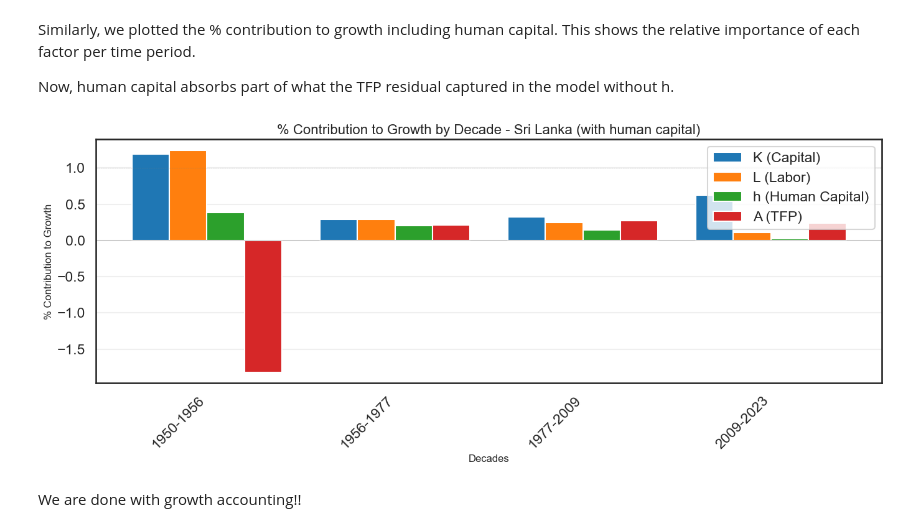
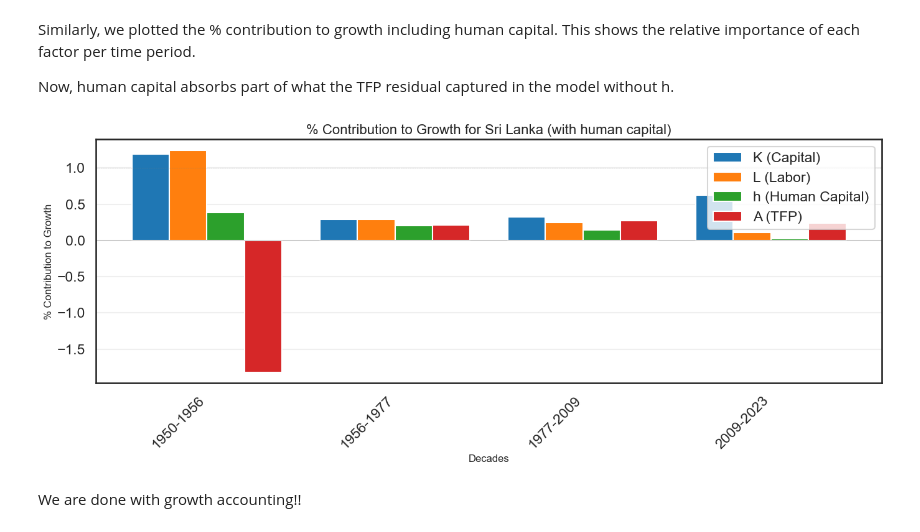
Before and after one commit to ikedasakii/EC2B1_group_project, a Jupyter notebook: find_GDP_trend_decades_copy.ipynb, the cells around one changed output. Cells and saved outputs as stored; diff of their text form; code cells hidden in the pictures.

```diff
--- a/find_GDP_trend_decades_copy.ipynb
+++ b/find_GDP_trend_decades_copy.ipynb
@@ -957,35 +957,35 @@ Now, human capital absorbs part of what the TFP residual captured in the model w
 # Compute % contribution to growth: each factor's growth as a proportion of total GDP growth
 # Shares sum to 1 by construction, showing the relative importance of each driver
 periods_decade = avg_growth_rates.index.tolist()
 
 K_contrib_share = [alpha * avg_growth_rates.loc[p, 'K growth'] / avg_growth_rates.loc[p, 'Y growth'] for p in periods_decade]
 L_contrib_share = [(1 - alpha) * avg_growth_rates.loc[p, 'L growth'] / avg_growth_rates.loc[p, 'Y growth'] for p in periods_decade]
 h_contrib_share = [(1 - alpha) * avg_growth_rates.loc[p, 'h growth'] / avg_growth_rates.loc[p, 'Y growth'] for p in periods_decade]
 A_contrib_share = [avg_growth_rates.loc[p, 'A growth'] / avg_growth_rates.loc[p, 'Y growth'] for p in periods_decade]
 
 # Grouped bar chart showing what fraction of each decade's growth is explained by each factor
 plt.figure(figsize=(14, 6))
 x_pos = np.arange(len(periods_decade))
 width = 0.2
 
 plt.bar(x_pos - 1.5*width, K_contrib_share, width, label='K (Capital)', color='#1f77b4')
 plt.bar(x_pos - 0.5*width, L_contrib_share, width, label='L (Labor)', color='#ff7f0e')
 plt.bar(x_pos + 0.5*width, h_contrib_share, width, label='h (Human Capital)', color='#2ca02c')
 plt.bar(x_pos + 1.5*width, A_contrib_share, width, label='A (TFP)', color='#d62728')
 
 plt.xlabel('Decades', fontsize=12)
 plt.ylabel('% Contribution to Growth', fontsize=12)
-plt.title('% Contribution to Growth by Decade - Sri Lanka (with human capital)', fontsize=16)
+plt.title('% Contribution to Growth for Sri Lanka (with human capital)', fontsize=16)
 plt.xticks(x_pos, periods_decade, rotation=45, ha='right')
 plt.legend(loc='upper right')
 plt.axhline(y=0, color='gray', linestyle='-', linewidth=0.5)
 plt.axhline(y=1, color='gray', linestyle='--', linewidth=0.5, alpha=0.5)  # Reference: shares should sum to 1
 plt.grid(True, alpha=0.3, axis='y')
 
 plt.tight_layout()
 plt.show()
 # %% [output]
-[figure, old version]
+[figure, new version]
 # %% [markdown]
 We are done with growth accounting!!
 # %% [markdown]
```
Also changed, not shown: parts of 4 cells of this notebook.
